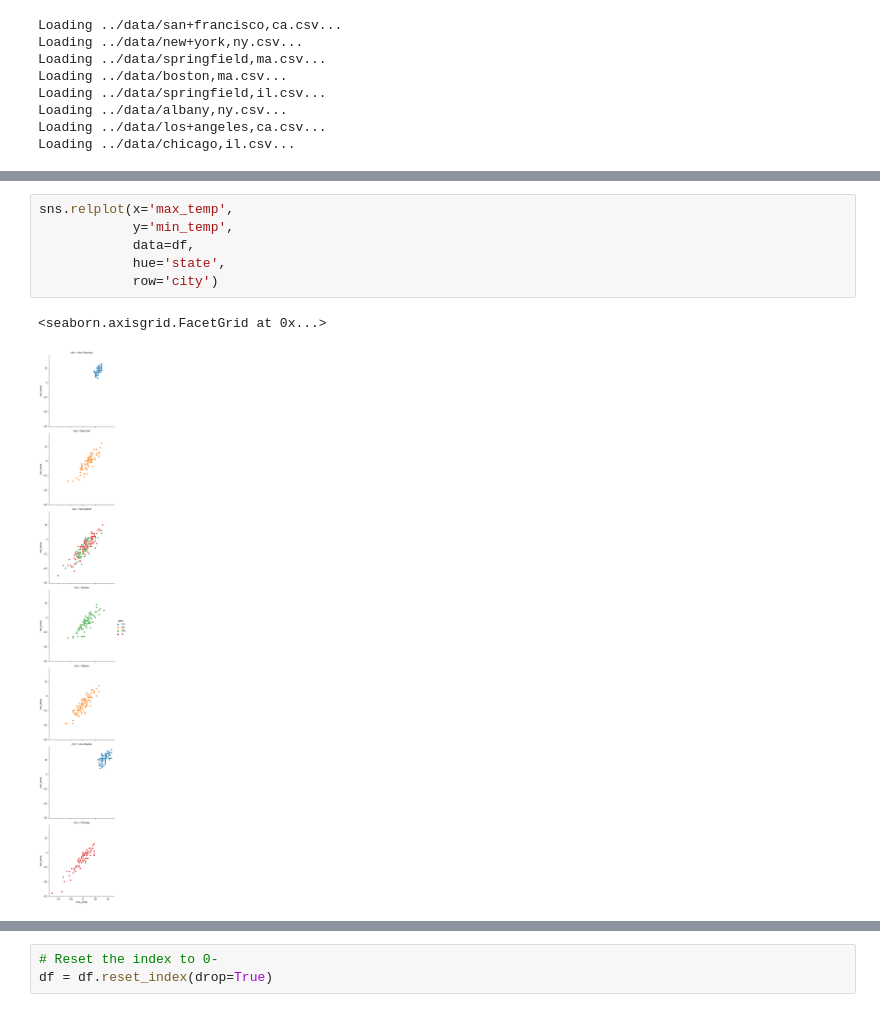
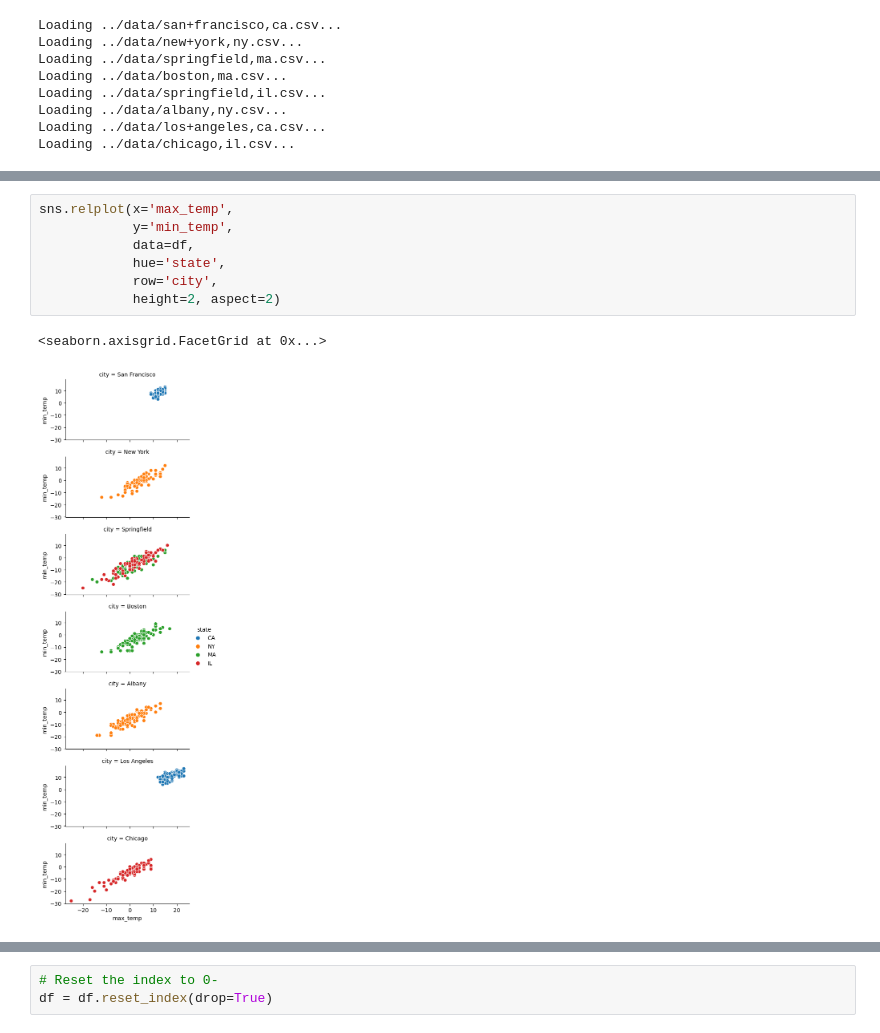
Before and after one commit to reuven/pandas-workout, a Jupyter notebook: chapter-10/Exercise 47a — Seaborn sidebar.ipynb, the cells around one changed output, grey strips where cells are left out. Saved outputs shown, nothing was run; the diff lists cells and outputs as text.

```diff
--- a/chapter-10/Exercise 47a — Seaborn sidebar.ipynb
+++ b/chapter-10/Exercise 47a — Seaborn sidebar.ipynb
@@ -62,12 +62,13 @@ sns.relplot(x='max_temp',
 # %%
 sns.relplot(x='max_temp',
             y='min_temp',
             data=df,
             hue='state',
-            row='city')
+            row='city',
+            height=2, aspect=2)
 # %% [output]
 <seaborn.axisgrid.FacetGrid at 0x...>
-[figure, old version]
+[figure, new version]
 # %%
 sns.relplot(x='max_temp',
             y='min_temp',
```
Also changed, not shown: parts of 16 cells of this notebook, 11 other files.
